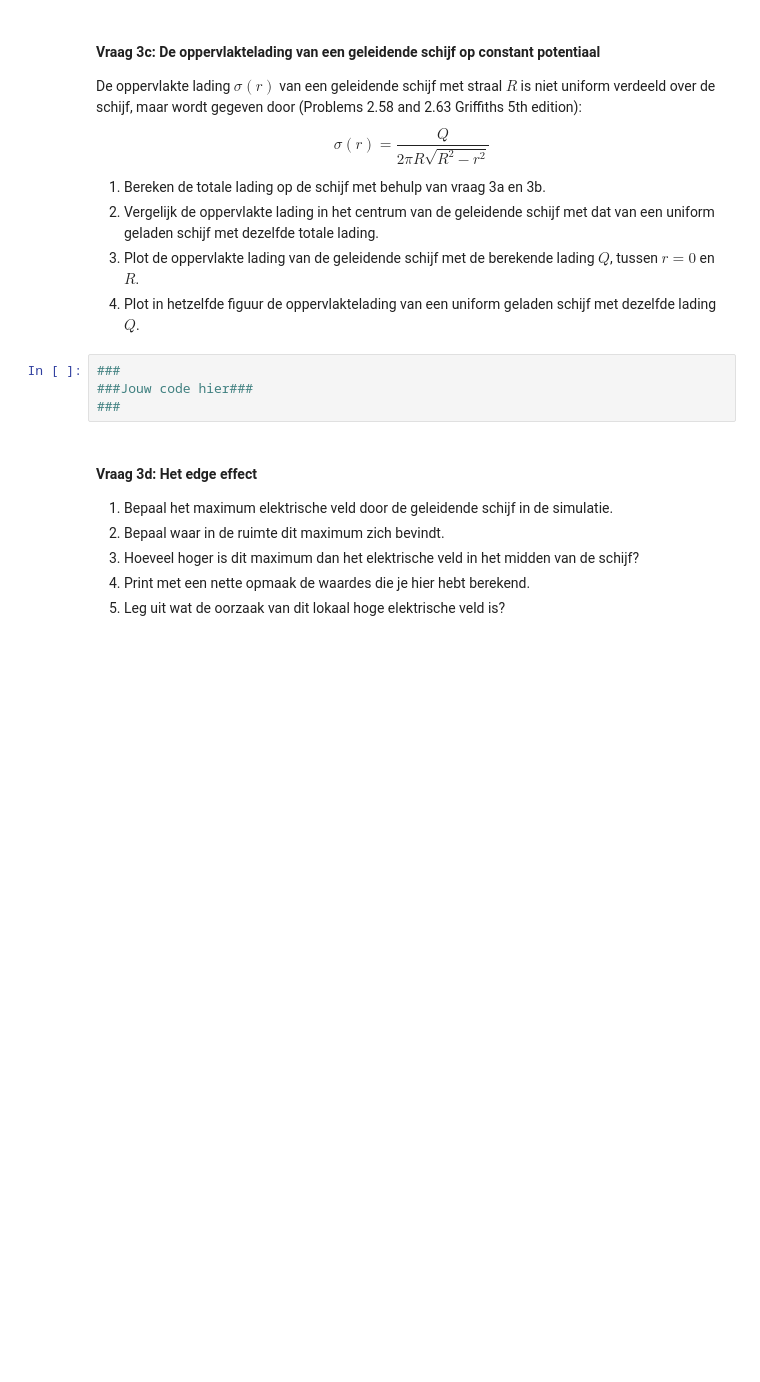
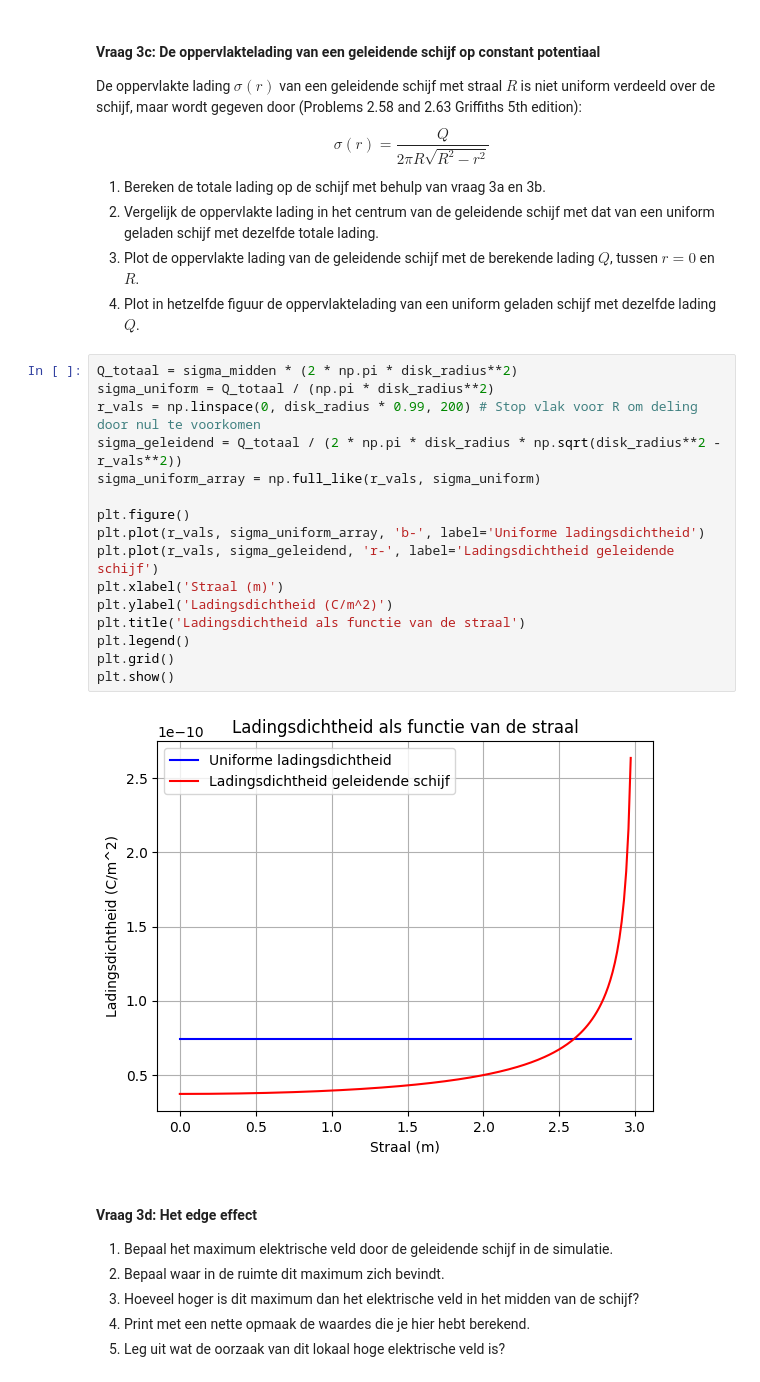
Before and after one commit to DRoelse/Daniel-Def-D, a Jupyter notebook: DigitaleOntwerpopdrachten/1CondensatorOpdracht/CondensatorOntwerpopdracht.ipynb, the cells around one changed output. Cells and saved outputs as stored; diff of their text form; blank space fills up the shorter version.

```diff
--- a/DigitaleOntwerpopdrachten/1CondensatorOpdracht/CondensatorOntwerpopdracht.ipynb
+++ b/DigitaleOntwerpopdrachten/1CondensatorOpdracht/CondensatorOntwerpopdracht.ipynb
@@ -415,9 +407,23 @@ $$\sigma(r) = \frac{Q}{2 \pi R \sqrt{R^2 - r^2}}$$
 3. Plot de oppervlakte lading van de geleidende schijf met de berekende lading $Q$, tussen $r = 0$ en $R$.
 4. Plot in hetzelfde figuur de oppervlaktelading van een uniform geladen schijf met dezelfde lading $Q$.
 # %%
-###
-###Jouw code hier###
-###
+Q_totaal = sigma_midden * (2 * np.pi * disk_radius**2)
+sigma_uniform = Q_totaal / (np.pi * disk_radius**2)
+r_vals = np.linspace(0, disk_radius * 0.99, 200) # Stop vlak voor R om deling door nul te voorkomen
+sigma_geleidend = Q_totaal / (2 * np.pi * disk_radius * np.sqrt(disk_radius**2 - r_vals**2))
+sigma_uniform_array = np.full_like(r_vals, sigma_uniform)
+
+plt.figure()
+plt.plot(r_vals, sigma_uniform_array, 'b-', label='Uniforme ladingsdichtheid')
+plt.plot(r_vals, sigma_geleidend, 'r-', label='Ladingsdichtheid geleidende schijf')
+plt.xlabel('Straal (m)')
+plt.ylabel('Ladingsdichtheid (C/m^2)')
+plt.title('Ladingsdichtheid als functie van de straal')
+plt.legend()
+plt.grid()
+plt.show()
+# %% [output]
+[figure, added]
 # %% [markdown]
 #### Vraag 3d: Het edge effect
 
```
Also changed, not shown: parts of 15 cells of this notebook, 5 other files.
